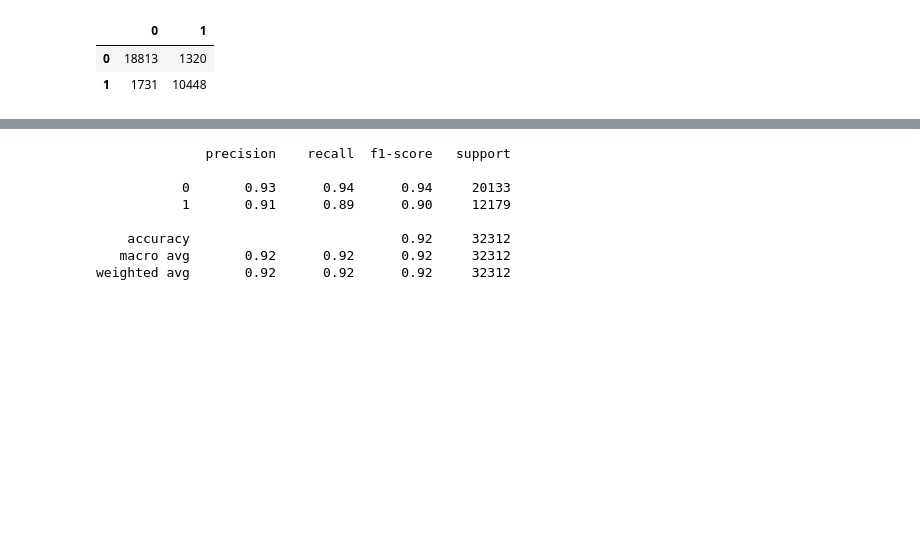
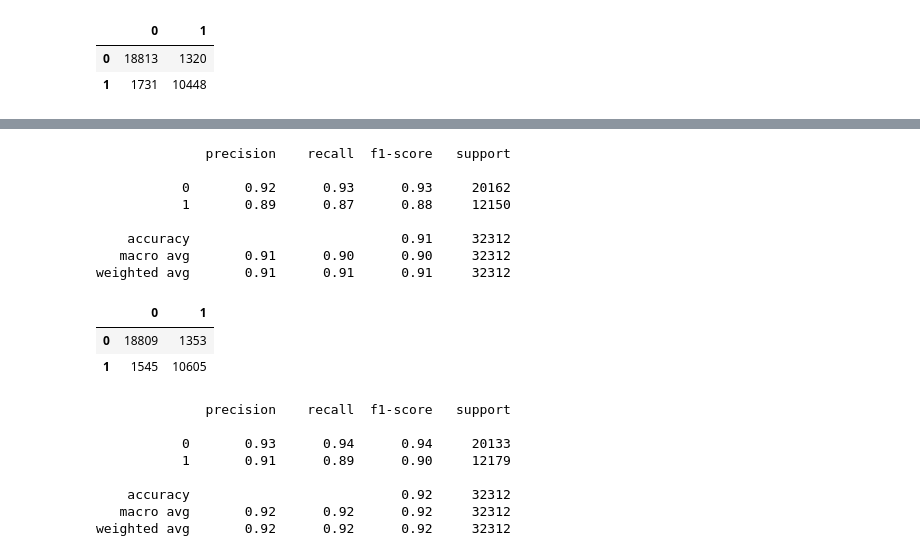
Before and after one commit to Mohamed01555/Final_KickStarter.ipynb, a Jupyter notebook: Final_KickStarter.ipynb, the cells around one changed output, grey strips where cells are left out. Saved outputs shown, nothing was run; the diff lists cells and outputs as text; code cells hidden in the pictures; blank space fills up the shorter version.

```diff
--- a/Final_KickStarter.ipynb
+++ b/Final_KickStarter.ipynb
@@ -325,3 +316,21 @@ weighted avg       0.91      0.91      0.91     32312
+# %%
+from sklearn.metrics import confusion_matrix
+from sklearn.metrics import classification_report
+print(classification_report(y_test,rf.predict(x_test)))
+cm = confusion_matrix(y_test, rf.predict(x_test))
+pd.DataFrame(cm)
+# %% [output]
+              precision    recall  f1-score   support
+
+           0       0.92      0.93      0.93     20162
+           1       0.89      0.87      0.88     12150
+
+    accuracy                           0.91     32312
+   macro avg       0.91      0.90      0.90     32312
+weighted avg       0.91      0.91      0.91     32312
+|  | 0 | 1 |
+| 0 | 18809 | 1353 |
+| 1 | 1545 | 10605 |
 # %%
 from xgboost import XGBClassifier
 xgb = XGBClassifier()
```
Also changed, not shown: parts of 10 cells of this notebook.
